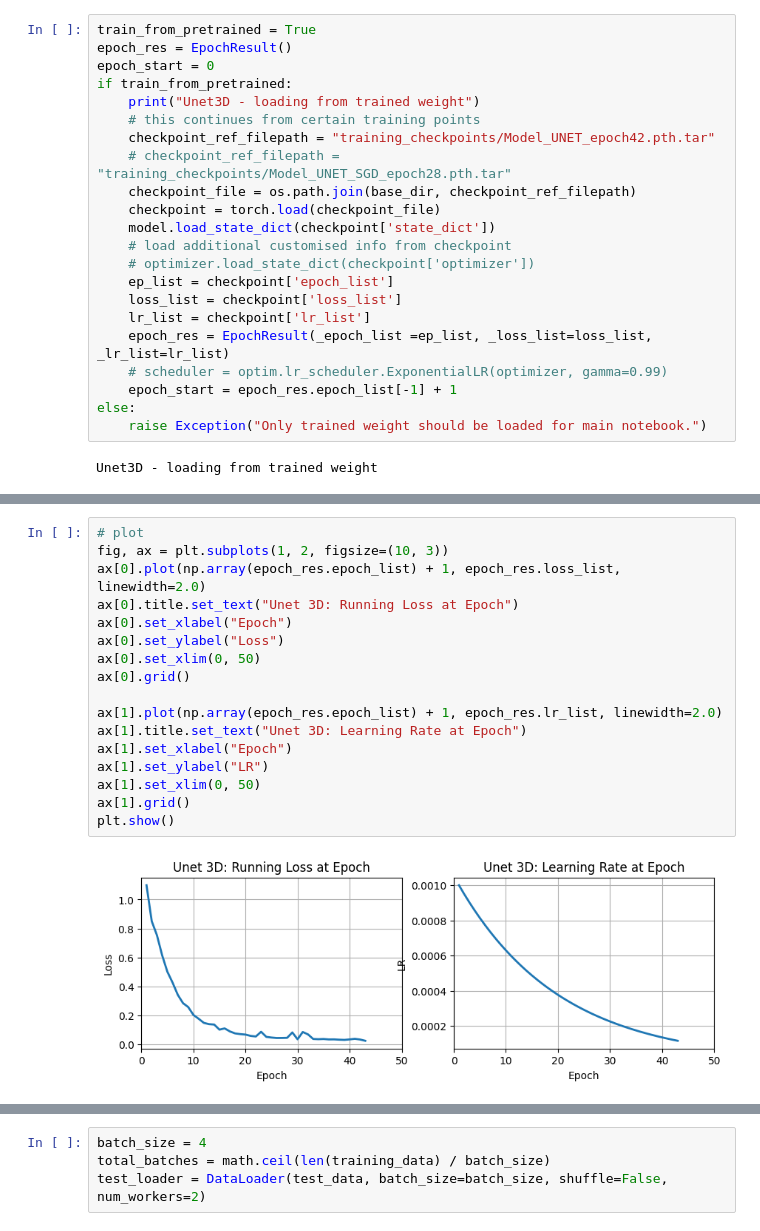
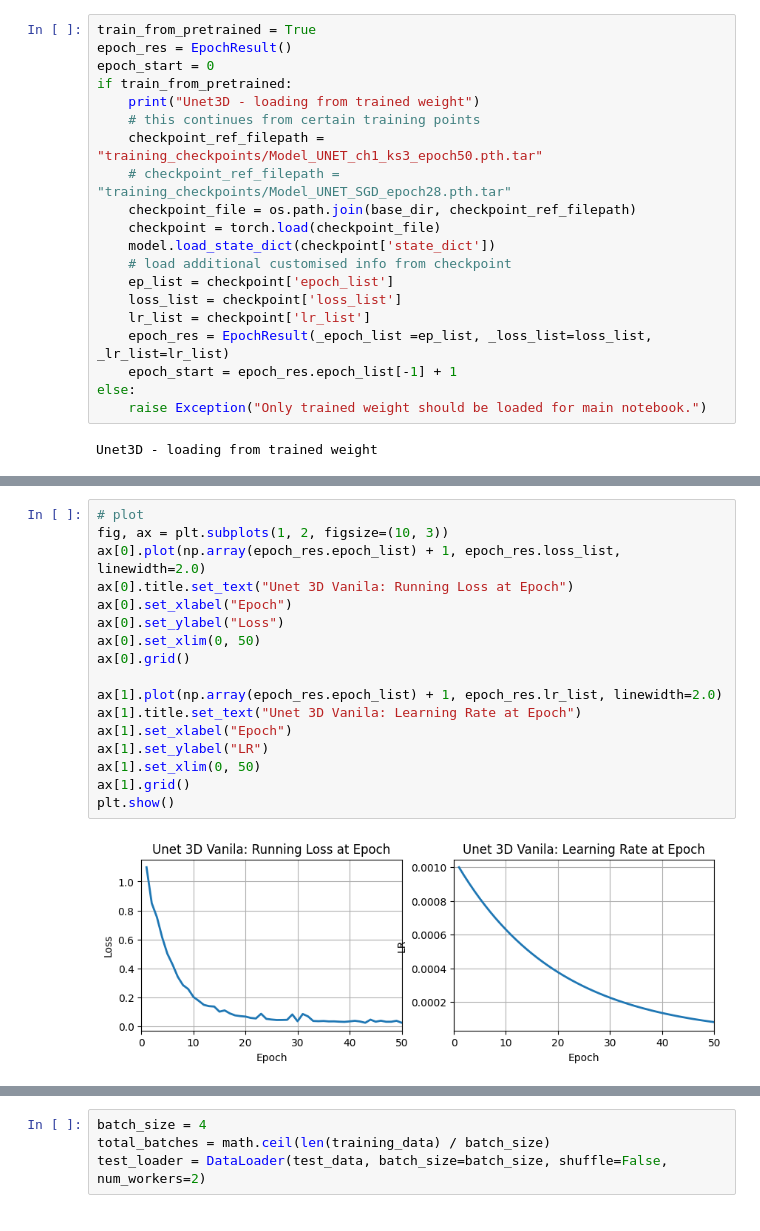
Before and after one commit to Gab-Gotsis/kidney-identification-unet3D, a Jupyter notebook: main_notebook.ipynb, the cells around one changed output, grey strips where cells are left out. Saved outputs shown, nothing was run; the diff lists cells and outputs as text.

```diff
--- a/main_notebook.ipynb
+++ b/main_notebook.ipynb
@@ -664,18 +665,16 @@ epoch_start = 0
 if train_from_pretrained:
     print("Unet3D - loading from trained weight")
     # this continues from certain training points
-    checkpoint_ref_filepath = "training_checkpoints/Model_UNET_epoch42.pth.tar"
+    checkpoint_ref_filepath = "training_checkpoints/Model_UNET_ch1_ks3_epoch50.pth.tar"
     # checkpoint_ref_filepath = "training_checkpoints/Model_UNET_SGD_epoch28.pth.tar"
     checkpoint_file = os.path.join(base_dir, checkpoint_ref_filepath)
     checkpoint = torch.load(checkpoint_file)
     model.load_state_dict(checkpoint['state_dict'])
     # load additional customised info from checkpoint
-    # optimizer.load_state_dict(checkpoint['optimizer'])
     ep_list = checkpoint['epoch_list']
     loss_list = checkpoint['loss_list']
     lr_list = checkpoint['lr_list']
     epoch_res = EpochResult(_epoch_list =ep_list, _loss_list=loss_list, _lr_list=lr_list)
-    # scheduler = optim.lr_scheduler.ExponentialLR(optimizer, gamma=0.99)
     epoch_start = epoch_res.epoch_list[-1] + 1
 else:
     raise Exception("Only trained weight should be loaded for main notebook.")
@@ -692,21 +690,21 @@ Unet3D - loading from trained weight
 # %%
 # plot
 fig, ax = plt.subplots(1, 2, figsize=(10, 3))
 ax[0].plot(np.array(epoch_res.epoch_list) + 1, epoch_res.loss_list, linewidth=2.0)
-ax[0].title.set_text("Unet 3D: Running Loss at Epoch")
+ax[0].title.set_text("Unet 3D Vanila: Running Loss at Epoch")
 ax[0].set_xlabel("Epoch")
 ax[0].set_ylabel("Loss")
 ax[0].set_xlim(0, 50)
 ax[0].grid()
 
 ax[1].plot(np.array(epoch_res.epoch_list) + 1, epoch_res.lr_list, linewidth=2.0)
-ax[1].title.set_text("Unet 3D: Learning Rate at Epoch")
+ax[1].title.set_text("Unet 3D Vanila: Learning Rate at Epoch")
 ax[1].set_xlabel("Epoch")
 ax[1].set_ylabel("LR")
 ax[1].set_xlim(0, 50)
 ax[1].grid()
 plt.show()
 # %% [output]
-[figure, old version]
+[figure, new version]
 # %% [markdown]
 #### Dataset into Dataloader
```
Also changed, not shown: parts of 40 cells of this notebook, 3 other files.
